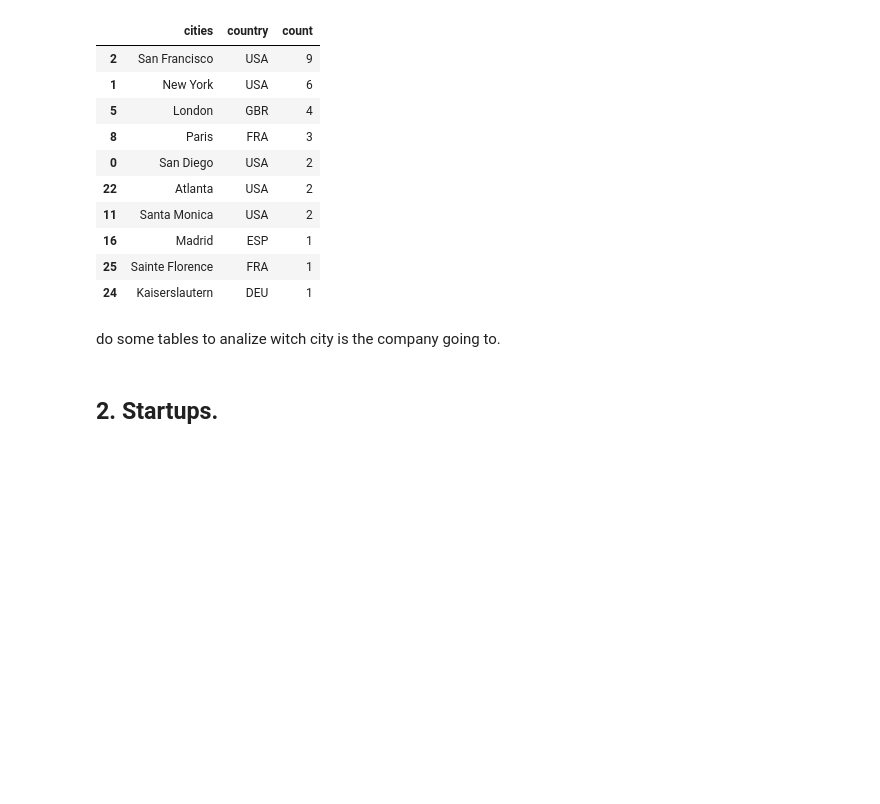
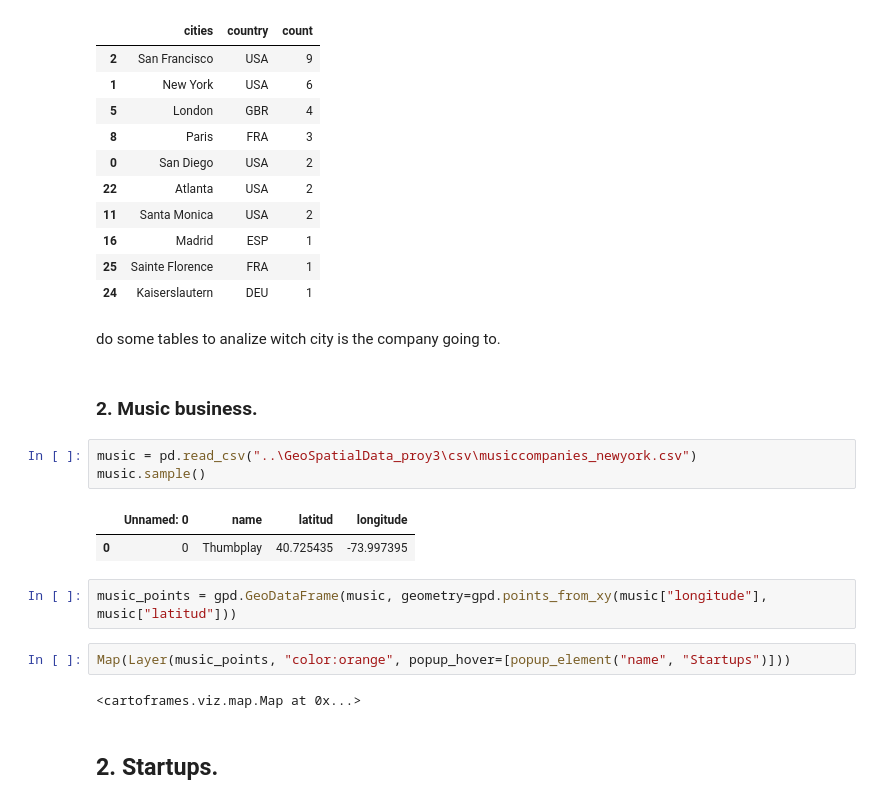
Before and after one commit to imalanz/RockAI_Studio, a Jupyter notebook: Graphing.ipynb, the cells around one changed output. Drawn from its saved outputs; the diff is of its cells as text; blank space fills up the shorter version.

```diff
--- a/Graphing.ipynb
+++ b/Graphing.ipynb
@@ -64,6 +64,20 @@ cities
 | 24 | Kaiserslautern | DEU | 1 |
 # %% [markdown]
 do some tables to analize witch city is the company going to.
+# %% [markdown]
+### 2. Music business.
+# %%
+music = pd.read_csv("..\GeoSpatialData_proy3\csv\musiccompanies_newyork.csv")
+music.sample()
+# %% [output]
+|  | Unnamed: 0 | name | latitud | longitude |
+| 0 | 0 | Thumbplay | 40.725435 | -73.997395 |
+# %%
+music_points = gpd.GeoDataFrame(music, geometry=gpd.points_from_xy(music["longitude"], music["latitud"]))
+# %%
+Map(Layer(music_points, "color:orange", popup_hover=[popup_element("name", "Startups")]))
+# %% [output]
+<cartoframes.viz.map.Map at 0x...>
 # %% [markdown]
 ## 2. Startups.
 # %%
```
Also changed, not shown: parts of 3 cells of this notebook, 9 other files.
